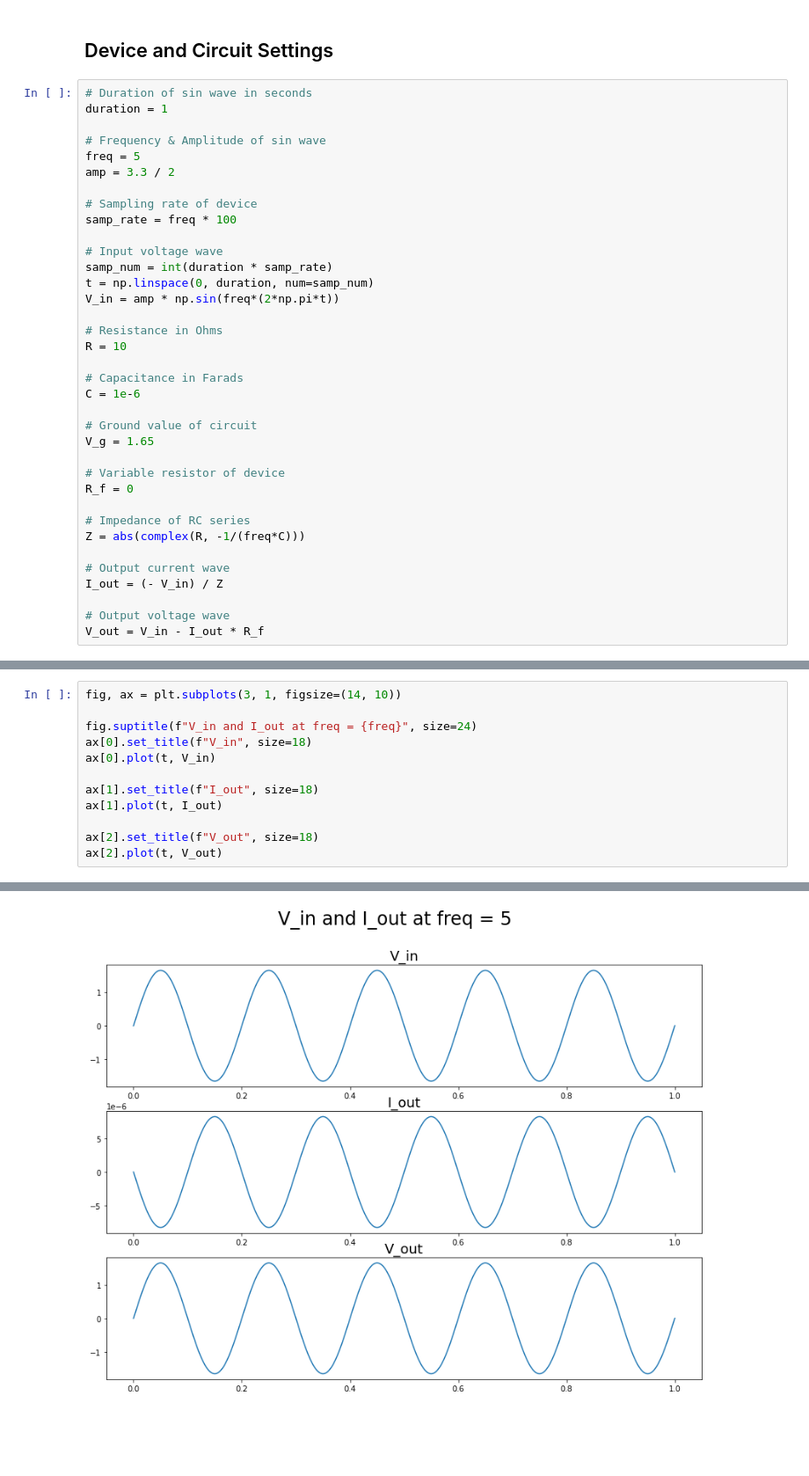
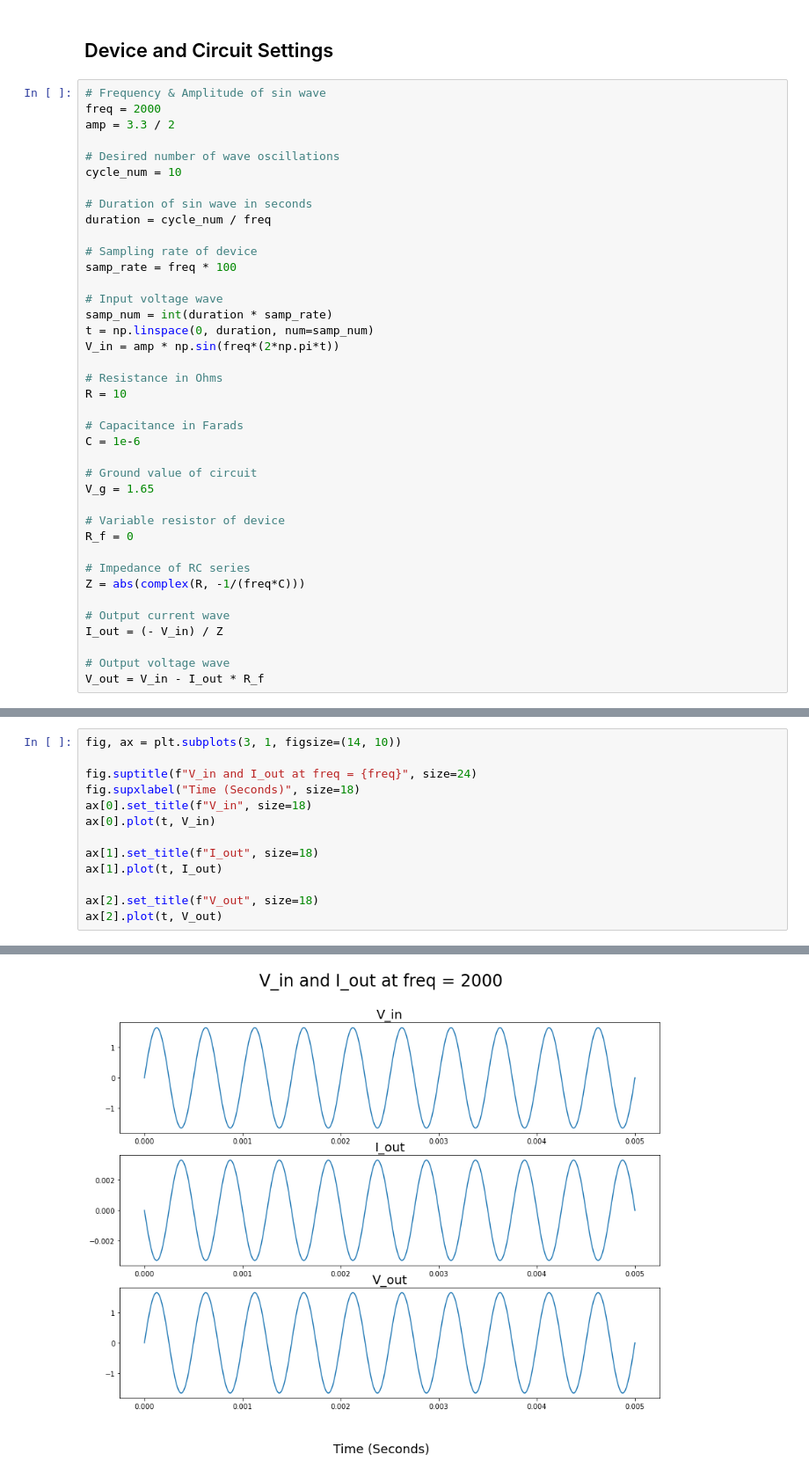
Before and after one commit to nazeern/nanotech, a Jupyter notebook: SimRC.ipynb, the cells around one changed output, grey strips where cells are left out. Shown at 88% size. Drawn from its saved outputs; the diff is of its cells as text; blank space fills up the shorter version.

```diff
--- a/SimRC.ipynb
+++ b/SimRC.ipynb
@@ -10,12 +18,15 @@ import matplotlib.pyplot as plt
 # %% [markdown]
 ## Device and Circuit Settings
 # %%
+# Frequency & Amplitude of sin wave
+freq = 2000
+amp = 3.3 / 2
+
+# Desired number of wave oscillations
+cycle_num = 10
+
 # Duration of sin wave in seconds
-duration = 1
-
-# Frequency & Amplitude of sin wave
-freq = 5
-amp = 3.3 / 2
+duration = cycle_num / freq
 
 # Sampling rate of device
 samp_rate = freq * 100
@@ -70,18 +91,19 @@ Z=200000.00025000004
 # %%
 fig, ax = plt.subplots(3, 1, figsize=(14, 10))
 
 fig.suptitle(f"V_in and I_out at freq = {freq}", size=24)
+fig.supxlabel("Time (Seconds)", size=18)
 ax[0].set_title(f"V_in", size=18)
 ax[0].plot(t, V_in)
 
 ax[1].set_title(f"I_out", size=18)
 ax[1].plot(t, I_out)
 
 ax[2].set_title(f"V_out", size=18)
 ax[2].plot(t, V_out)
 # %% [output]
 [<matplotlib.lines.Line2D at 0x...>]
-[figure, old version]
+[figure, new version]
 # %%
 V_in_fft = 2 * np.abs(np.fft.fft(V_in)) / len(V_in)
 V_in_fft = V_in_fft[:len(V_in_fft)//2]
```
Also changed, not shown: parts of 14 cells of this notebook, 1 other file.
